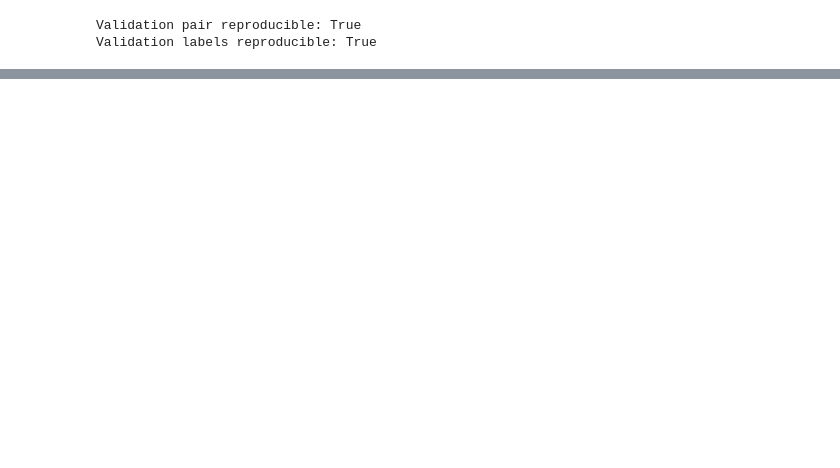
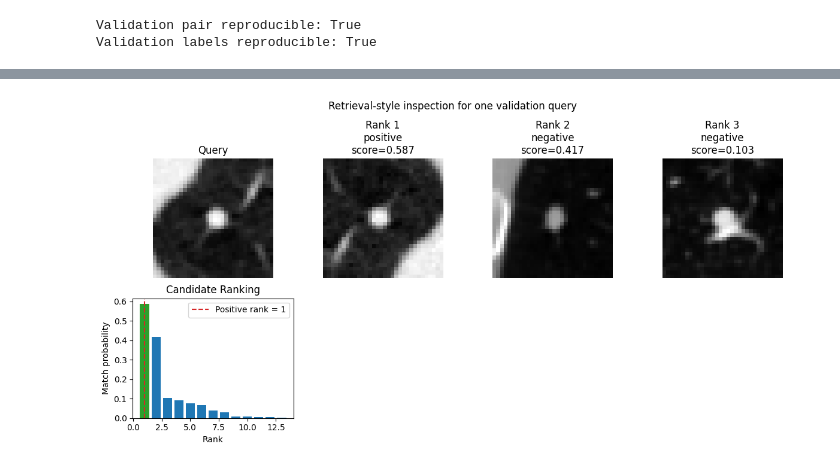
Before and after one commit to mhwa06/3D-Siamese-Pulmonary-Nodule-Analysis-Partial-Implementation-, a Jupyter notebook: main.ipynb, the cells around one changed output, grey strips where cells are left out. Saved outputs shown, nothing was run; the diff lists cells and outputs as text; code cells hidden in the pictures; blank space fills up the shorter version.

```diff
--- a/main.ipynb
+++ b/main.ipynb
@@ -1262,0 +1411,36 @@ show_pair(
+# %%
+query_patch = query_record["patch"].astype(np.float32)
+positive_rank = next(idx for idx, item in enumerate(ranked_candidates, start=1) if item["label"] == 1)
+
+fig, axes = plt.subplots(2, 4, figsize=(12, 6))
+mid = query_patch.shape[0] // 2
+
+axes[0, 0].imshow(query_patch[mid], cmap="gray")
+axes[0, 0].set_title("Query")
+axes[0, 0].axis("off")
+
+for panel_idx, item in enumerate(ranked_candidates[:3], start=1):
+    candidate_patch = item["patch"].astype(np.float32)
+    axes[0, panel_idx].imshow(candidate_patch[mid], cmap="gray")
+    axes[0, panel_idx].set_title(
+        f"Rank {panel_idx}\n{item['kind']}\nscore={item['score']:.3f}"
+    )
+    axes[0, panel_idx].axis("off")
+
+scores = [item["score"] for item in ranked_candidates]
+colors = ["tab:green" if item["label"] == 1 else "tab:blue" for item in ranked_candidates]
+axes[1, 0].bar(range(1, len(scores) + 1), scores, color=colors)
+axes[1, 0].axvline(positive_rank, color="tab:red", linestyle="--", label=f"Positive rank = {positive_rank}")
+axes[1, 0].set_title("Candidate Ranking")
+axes[1, 0].set_xlabel("Rank")
+axes[1, 0].set_ylabel("Match probability")
+axes[1, 0].legend()
+
+for blank_ax in axes[1, 1:]:
+    blank_ax.axis("off")
+
+plt.suptitle("Retrieval-style inspection for one validation query")
+plt.tight_layout()
+plt.show()
+# %% [output]
+[figure, added]
```
Also changed, not shown: parts of 14 cells of this notebook, 1 other file.
